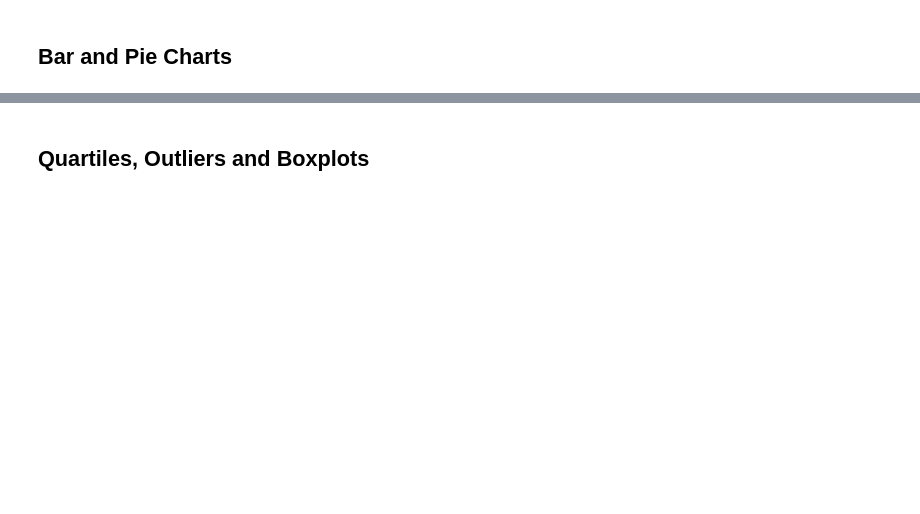
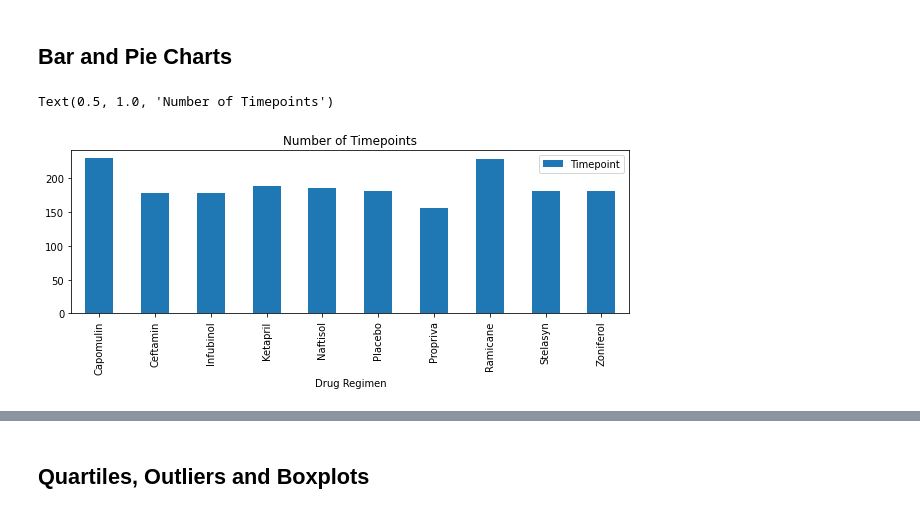
Before and after one commit to Madhavigudimella/Matplotlib-challenge, a Jupyter notebook: Pymaceuticals/pymaceuticals_starter.ipynb, the cells around one changed output, grey strips where cells are left out. Drawn from its saved outputs; the diff is of its cells as text; code cells hidden in the pictures; blank space fills up the shorter version.

```diff
--- a/Pymaceuticals/pymaceuticals_starter.ipynb
+++ b/Pymaceuticals/pymaceuticals_starter.ipynb
@@ -39,5 +60,12 @@ merge_df["Mouse ID"].nunique()
 # Optional: Get all the data for the duplicate mouse ID.
 # %%
 # Create a clean DataFrame by dropping the duplicate mouse by its ID.
+cleandf = merge_df.drop_duplicates(subset = ["Mouse ID", "Timepoint"], keep = 'last').reset_index(drop = True)
+cleandf
+# determining the name of the file
+file_name1 = 'fulldata.xlsx'
+
+# saving the excel
+cleandf.to_excel(file_name1)
 # %%
 # Checking the number of mice in the clean DataFrame.
@@ -56,3 +128,20 @@ merge_df["Mouse ID"].nunique()
 # %% [markdown]
 ## Bar and Pie Charts
+# %%
+# Generate a bar plot showing the total number of timepoints for all mice tested for each drug regimen using Pandas.
+
+axis_prep = cleandf.groupby("Drug Regimen").count().reset_index()
+
+x_axis = axis_prep["Drug Regimen"]
+y_axis = axis_prep["Timepoint"]
+pandas1 = pd.DataFrame({"Drug Regimen":axis_prep["Drug Regimen"],"Timepoint":axis_prep["Timepoint"]}).set_index("Drug Regimen")
+
+# Use DataFrame.plot() in order to create a bar chart of the data
+pandas1.plot(kind="bar", figsize=(10,3))
+
+# Set a title for the chart
+plt.title("Number of Timepoints")
+# %% [output]
+Text(0.5, 1.0, 'Number of Timepoints')
+[figure, added]
 # %%
```
Also changed, not shown: parts of 14 cells of this notebook, 7 other files.
